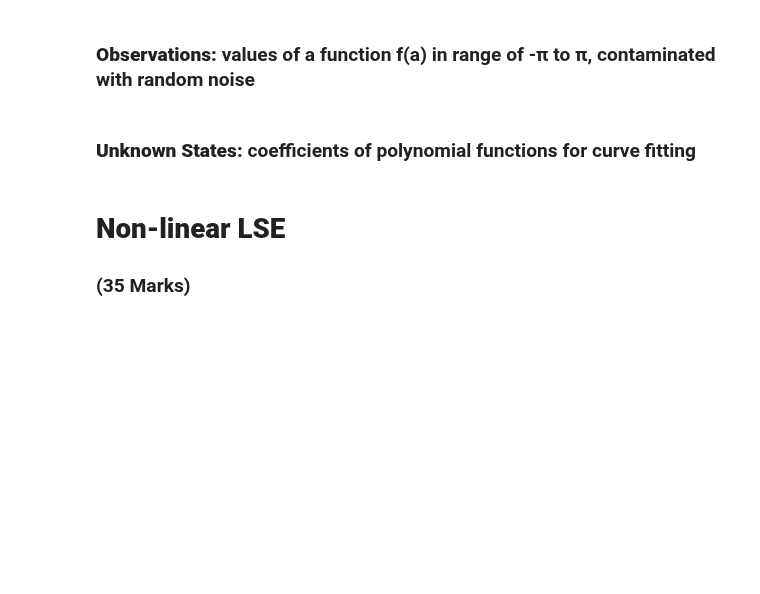
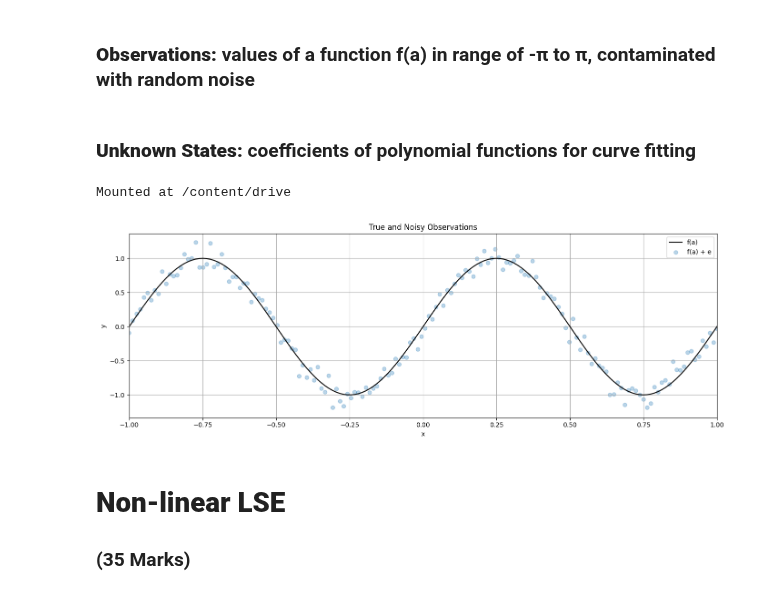
Before and after one commit to azizaahsan1/engg680_2024_fall, a Jupyter notebook: Lab_Assignment2/Assignment2.ipynb, the cells around one changed output. Drawn from its saved outputs; the diff is of its cells as text; code cells hidden in the pictures; blank space fills up the shorter version.

Commit message:
doing step 3 & 4 of Lab assignment 2

```diff
--- a/Lab_Assignment2/Assignment2.ipynb
+++ b/Lab_Assignment2/Assignment2.ipynb
@@ -29,51 +29,81 @@
 import numpy as np
 import matplotlib.pyplot as plt
 import pandas as pd
+# %%
+from google.colab import drive
+drive.mount('/content/drive')
+# %% [output]
+Mounted at /content/drive
 # %%
 # step 2
 # Load data.xlsx file, which contains the observations (with noise), variance of observations and true observations
 # hint: use pandas library to parse excel file and use numpy library to convert it to array
 # (1 mark)
-df_data = #...
-arr_data = #...
+df_data = pd.read_excel ('/content/drive/MyDrive/engg680_2024_fall/Lab_Assignment2/data.xlsx')
+#print("DataFrame:\n", df_data)
+arr_data = df_data.to_numpy()
+#print("\nNumPy Array:\n", arr_data)
+
 
 #store the noisy observations, variance of observations and true observations into numpy arrays seperately
 # (1 mark)
-l = #...
-l_var = #...
-l_true = #...
+l = arr_data[:,0]
+l_var = arr_data[:,1]
+#print(l_var)
+l_true = arr_data[:,2]
+#print(l_true)
 # %%
 # step 3
 # define the number of observation n
 # (1 mark)
-n = #...
+n = len(l)
+#print("Number of observations (n):", n)
 
 # define the observation weight matrix P for LSE as identity matrix
 # identity weight matrix simply means the observations will be unweighted in the following LSE
 # (1 mark)
-P = #...
+P = np.eye(n)
+#print("Observation weight matrix (P):\n", P)
 
 # define the range of function input(i.e., constants a), from start to end; and the numerical array of a
 start = -1* np.pi
 end = np.pi
 a = np.linspace(start, end, n)
+#print(a)
 # %%
 # step 4
 # use the matplotlib to plot the true and noisy observations together in one single figure
 # use scatter for noisy observation plotting
 # for the true observation, label it as "f(a)"" and set color as 'k'
 # for the noisy observation scatter plot, label it as "f(a) + e", set color as 'tab:blue', set marker as 'o' and set alpha as 0.3
 # include proper axis labels, legend and title
 # scale the range of x-axis to be -1 to 1
 # keep this format for the rest of the plots in this lab assignment
 # (2 marks)
+true_observations = np.sin(2 * np.pi * a)
+noise = np.random.normal(0, 0.1, size=true_observations.shape)
+noisy_observations = true_observations + noise
 
 fig, ax = plt.subplots(nrows=1, ncols=1, figsize=(14, 5))
-
-# ...
+# Plot true observations
+ax.plot(a, true_observations, color='k', label='f(a)')
+# Scatter plot for noisy observations
+ax.scatter(a, noisy_observations, color='tab:blue', label='f(a) + e', marker='o', alpha=0.3)
+# Set the x-axis range
+ax.set_xlim(-1, 1)
+# Add labels, title, and legend
+ax.set_xlabel('x')
+ax.set_ylabel('y')
+ax.set_title('True and Noisy Observations')
+ax.legend()
 
 ax.grid(True, which='both',ls='-',color='0.65')
 fig.tight_layout()
+
+# Show the plot
+plt.show()
+# %% [output]
+[figure, added]
 # %%
 # step 5
 # define a curve fitting function named fit_polynomial_curve
```
